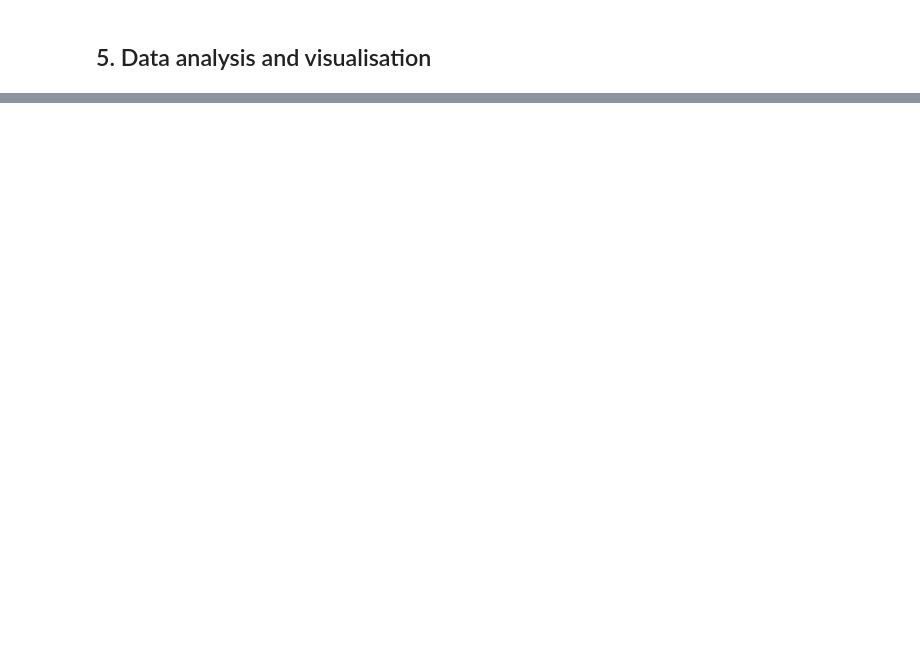
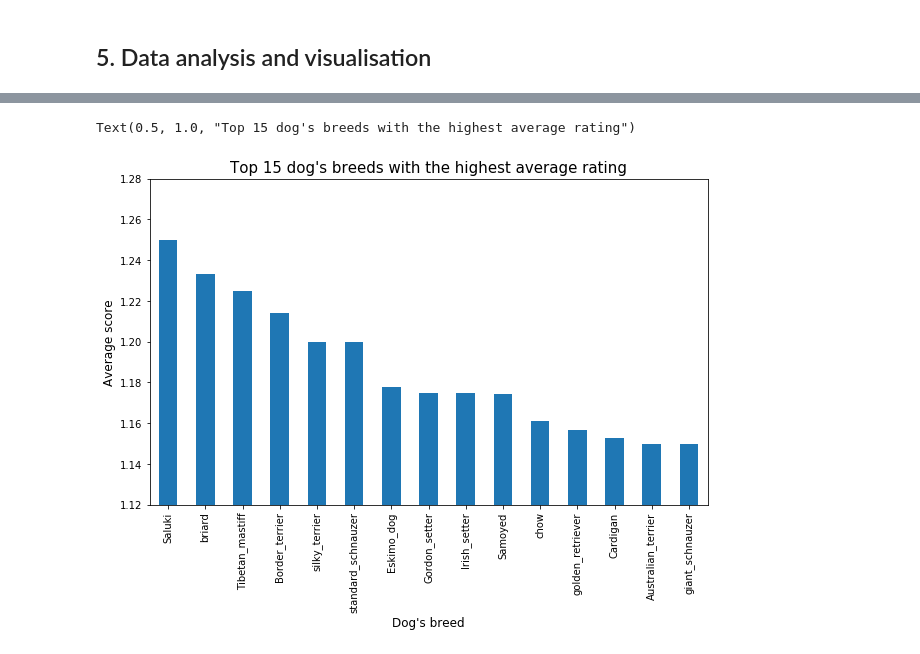
Before and after one commit to mila-dan/data-wrangling, a Jupyter notebook: wrangle_act.ipynb, the cells around one changed output, grey strips where cells are left out. Saved outputs shown, nothing was run; the diff lists cells and outputs as text; code cells hidden in the pictures; blank space fills up the shorter version.

```diff
--- a/wrangle_act.ipynb
+++ b/wrangle_act.ipynb
@@ -1068,0 +1095,13 @@ df.head()
+# %%
+#Let's find top 15 dogs breeds based on average rating.
+
+# Let's plot the top scores for the top 30 breeds on a standard bar chart
+fig = plt.figure(figsize=(10,6))
+df.groupby('prediction1').dog_rating.mean().sort_values(ascending=False)[:15].plot(kind='bar')
+plt.ylim(1.12,1.28);
+plt.xlabel("Dog's breed", fontsize=12)
+plt.ylabel("Average score", fontsize=12)
+plt.title("Top 15 dog's breeds with the highest average rating", fontsize=15)
+# %% [output]
+Text(0.5, 1.0, "Top 15 dog's breeds with the highest average rating")
+[figure, added]
```
Also changed, not shown: parts of 11 cells of this notebook.
